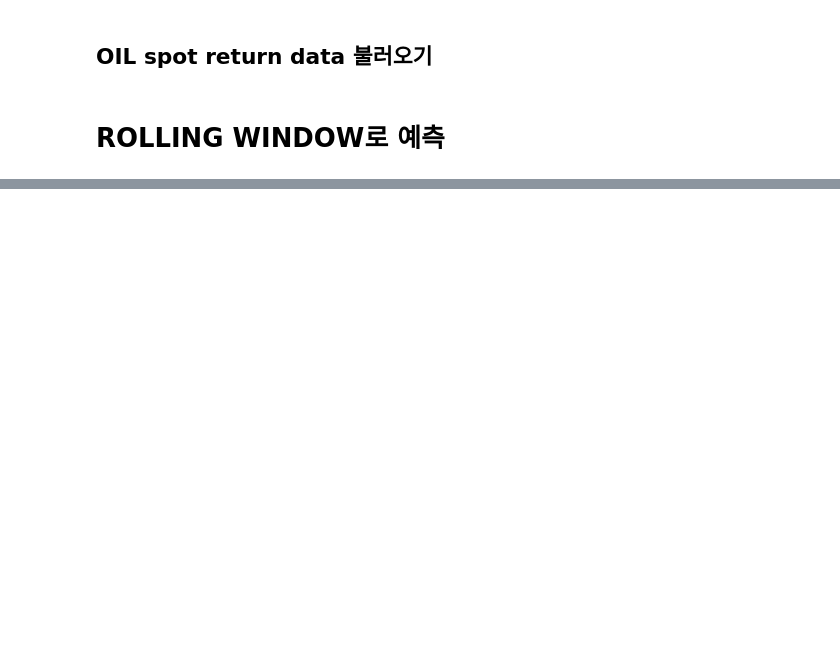
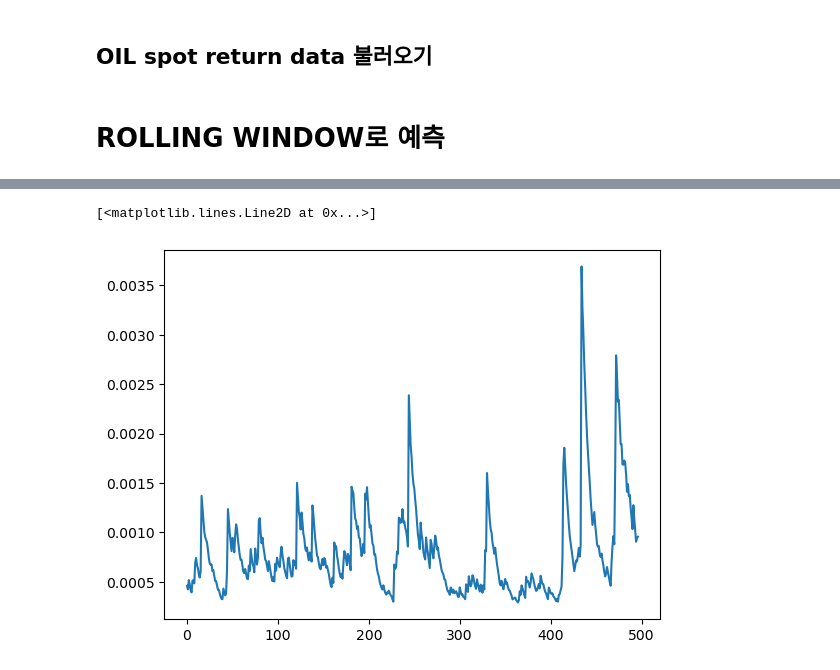
Before and after one commit to kimjuhwan1234/Volatility_Forecasting, a Jupyter notebook: utils/garch/garch.ipynb, the cells around one changed output, grey strips where cells are left out. Saved outputs shown, nothing was run; the diff lists cells and outputs as text; code cells hidden in the pictures; blank space fills up the shorter version.

Commit message:
garch

```diff
--- a/utils/garch/garch.ipynb
+++ b/utils/garch/garch.ipynb
@@ -48,5 +64,6 @@ origin_data_index = SP_spot.index
 # %%
 SP_month_return = SP_month_return[SP_spot.date.values]
 # %%
-am = arch_model(SP_month_return, vol='Garch', p=1,o=0,q=1, dist='Normal',rescale=False)
-res = am.fit(update_freq = 5)
+import garch
+
+tmp = garch.rolling_window(SP_month_return, '1999-12-31',1)
@@ -102,0 +86,5 @@ SP_spot
+# %%
+plt.plot(tmp.values)
+# %% [output]
+[<matplotlib.lines.Line2D at 0x...>]
+[figure, added]
```
Also changed, not shown: parts of 8 cells of this notebook, 1 other file.
